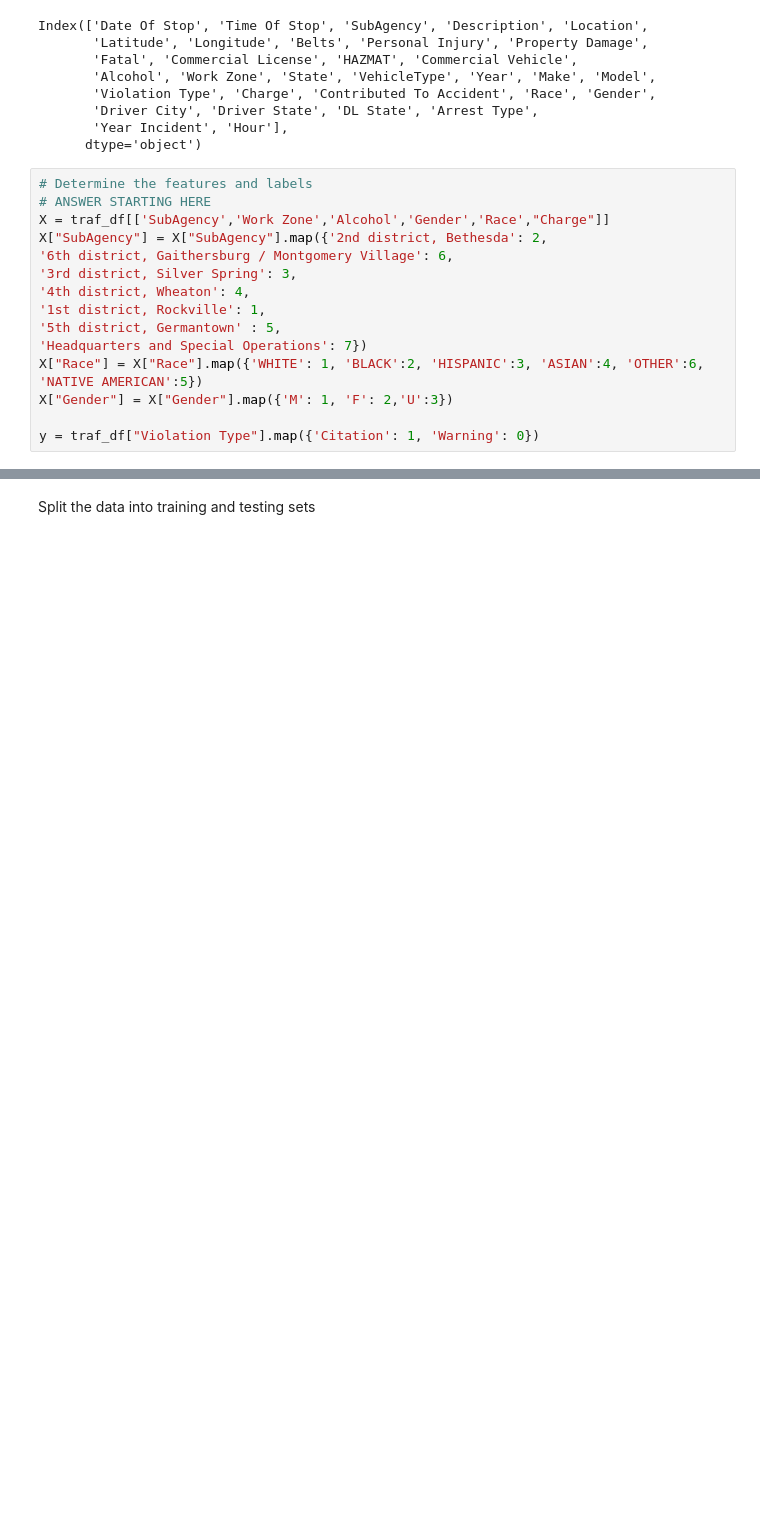
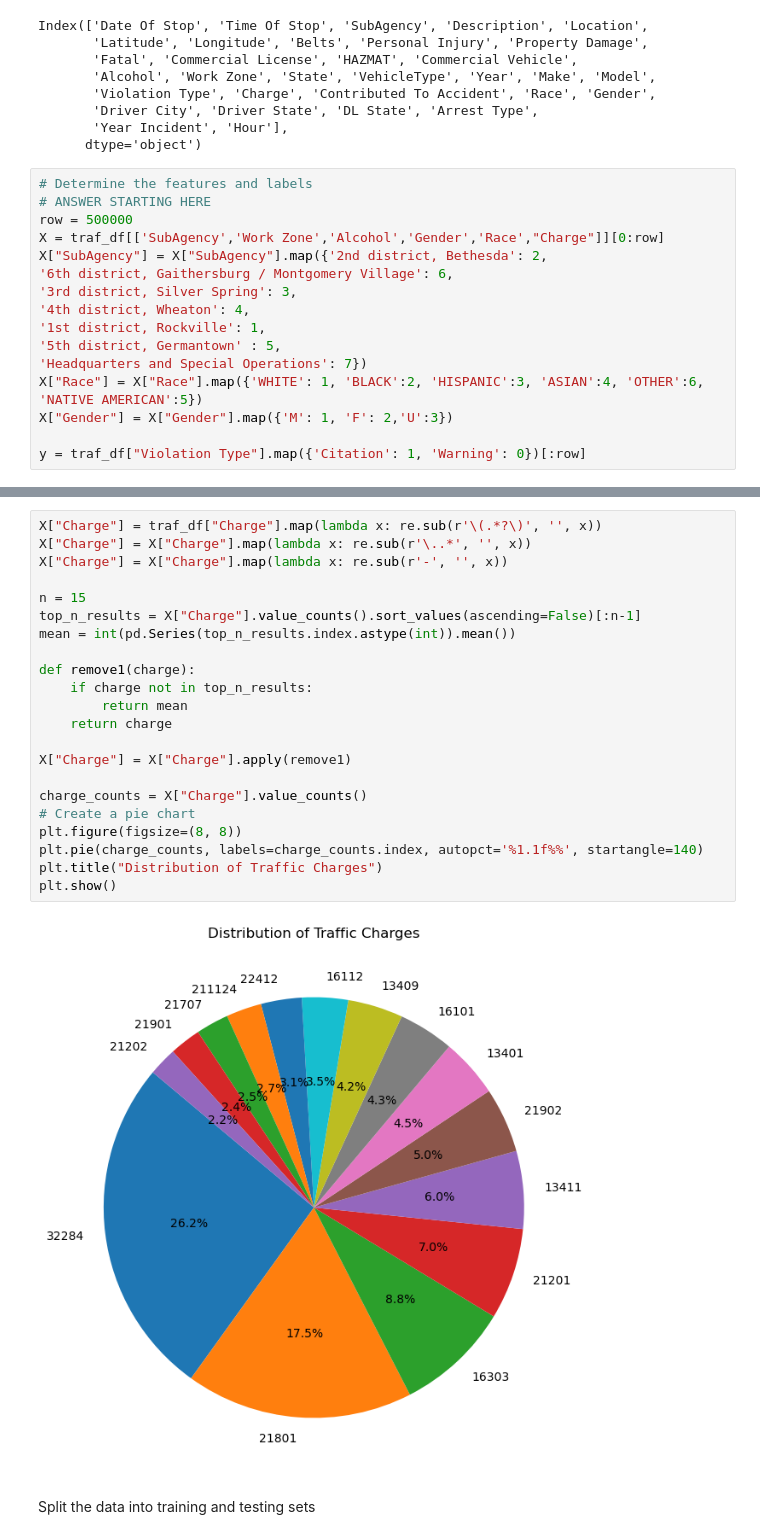
Before and after one commit to Yilalu/CMSC320project, a Jupyter notebook: CMCS320_Final_Project.ipynb, the cells around one changed output, grey strips where cells are left out. Drawn from its saved outputs; the diff is of its cells as text; blank space fills up the shorter version.

Commit message:
Results

```diff
--- a/CMCS320_Final_Project.ipynb
+++ b/CMCS320_Final_Project.ipynb
@@ -798,7 +799,8 @@ Index(['Date Of Stop', 'Time Of Stop', 'SubAgency', 'Description', 'Location',
 # %%
 # Determine the features and labels
 # ANSWER STARTING HERE
-X = traf_df[['SubAgency','Work Zone','Alcohol','Gender','Race',"Charge"]]
+row = 500000
+X = traf_df[['SubAgency','Work Zone','Alcohol','Gender','Race',"Charge"]][0:row]
 X["SubAgency"] = X["SubAgency"].map({'2nd district, Bethesda': 2,
 '6th district, Gaithersburg / Montgomery Village': 6,
 '3rd district, Silver Spring': 3,
@@ -809,4 +811,4 @@ X["SubAgency"] = X["SubAgency"].map({'2nd district, Bethesda': 2,
 X["Race"] = X["Race"].map({'WHITE': 1, 'BLACK':2, 'HISPANIC':3, 'ASIAN':4, 'OTHER':6, 'NATIVE AMERICAN':5})
 X["Gender"] = X["Gender"].map({'M': 1, 'F': 2,'U':3})
 
-y = traf_df["Violation Type"].map({'Citation': 1, 'Warning': 0})
+y = traf_df["Violation Type"].map({'Citation': 1, 'Warning': 0})[:row]
@@ -829,3 +815,27 @@ See the caveats in the documentation: https://pandas.pydata.org/pandas-docs/stab
+# %%
+X["Charge"] = traf_df["Charge"].map(lambda x: re.sub(r'\(.*?\)', '', x))
+X["Charge"] = X["Charge"].map(lambda x: re.sub(r'\..*', '', x))
+X["Charge"] = X["Charge"].map(lambda x: re.sub(r'-', '', x))
+
+n = 15
+top_n_results = X["Charge"].value_counts().sort_values(ascending=False)[:n-1]
+mean = int(pd.Series(top_n_results.index.astype(int)).mean())
+
+def remove1(charge):
+    if charge not in top_n_results:
+        return mean
+    return charge
+
+X["Charge"] = X["Charge"].apply(remove1)
+
+charge_counts = X["Charge"].value_counts()
+# Create a pie chart
+plt.figure(figsize=(8, 8))
+plt.pie(charge_counts, labels=charge_counts.index, autopct='%1.1f%%', startangle=140)
+plt.title("Distribution of Traffic Charges")
+plt.show()
+# %% [output]
+[figure, added]
 # %% [markdown]
 Split the data into training and testing sets
 # %%
```
Also changed, not shown: parts of 5 cells of this notebook.
